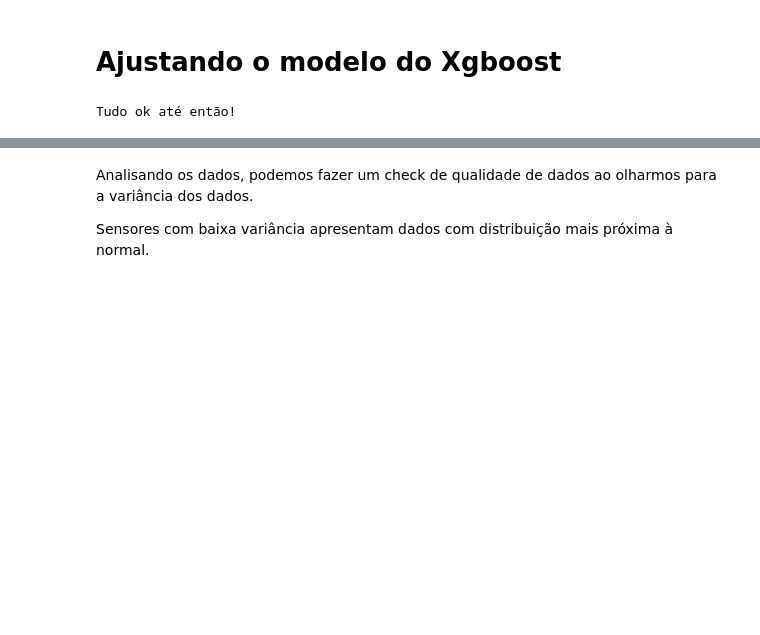
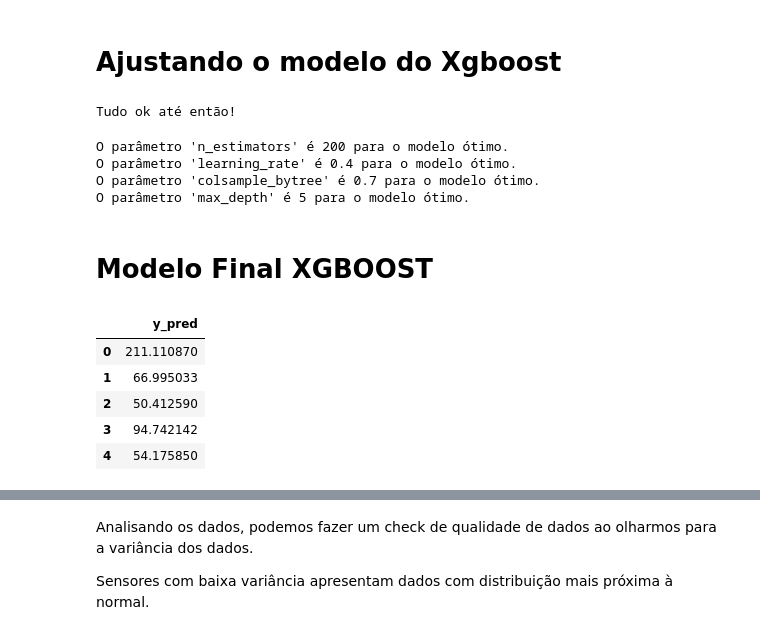
Before and after one commit to ThiagoGrabe/Nasa-Engine, a Jupyter notebook: Engine_NASA Data-Normalizing tests.ipynb, the cells around one changed output, grey strips where cells are left out. Cells and saved outputs as stored; diff of their text form; code cells hidden in the pictures; blank space fills up the shorter version.

```diff
--- a/Engine_NASA Data-Normalizing tests.ipynb
+++ b/Engine_NASA Data-Normalizing tests.ipynb
@@ -921,3 +868,16 @@ print ('Tudo ok até então!')
 Tudo ok até então!
 # %%
 reg = fit_model(train_final_data, target_final_data)
+# %%
+# Produzir valores para 'max_depth'
+print "O parâmetro 'n_estimators' é {} para o modelo ótimo.".format(reg.get_params()['n_estimators'])
+print "O parâmetro 'learning_rate' é {} para o modelo ótimo.".format(reg.get_params()['learning_rate'])
+print "O parâmetro 'colsample_bytree' é {} para o modelo ótimo.".format(reg.get_params()['colsample_bytree'])
+print "O parâmetro 'max_depth' é {} para o modelo ótimo.".format(reg.get_params()['max_depth'])
+# %% [output]
+O parâmetro 'n_estimators' é 200 para o modelo ótimo.
+O parâmetro 'learning_rate' é 0.4 para o modelo ótimo.
+O parâmetro 'colsample_bytree' é 0.7 para o modelo ótimo.
+O parâmetro 'max_depth' é 5 para o modelo ótimo.
+# %% [markdown]
+# Modelo Final XGBOOST
@@ -923,0 +902,9 @@ reg = fit_model(train_final_data, target_final_data)
+# %%
+y_pred_final.head()
+# %% [output]
+|  | y_pred |
+| 0 | 211.110870 |
+| 1 | 66.995033 |
+| 2 | 50.412590 |
+| 3 | 94.742142 |
+| 4 | 54.175850 |
```
Also changed, not shown: parts of 10 cells of this notebook.
